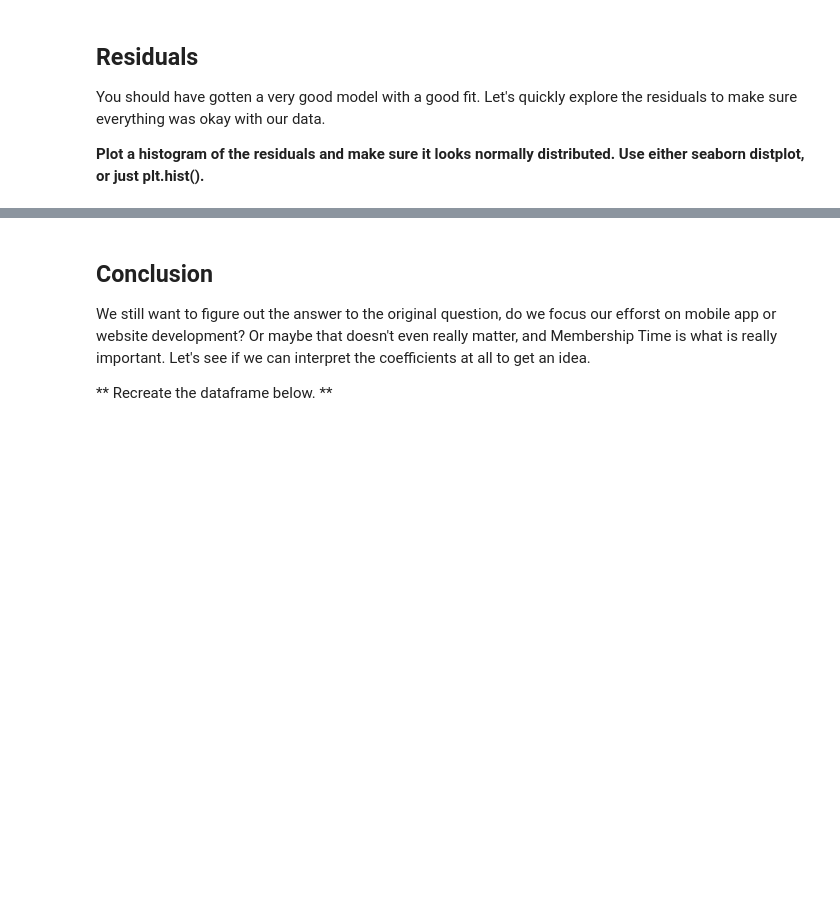
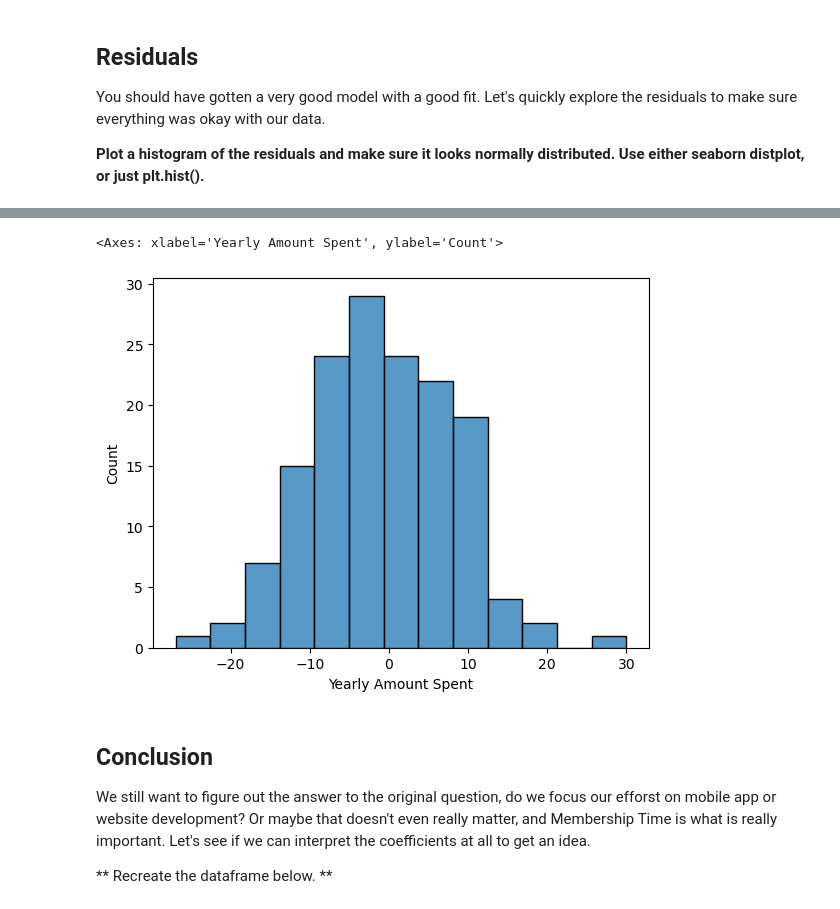
Before and after one commit to ferrpm/Python-DataScience-MachineLearning-Bootcamp, a Jupyter notebook: Linear Regression/Linear Regression Project.ipynb, the cells around one changed output, grey strips where cells are left out. Drawn from its saved outputs; the diff is of its cells as text; code cells hidden in the pictures; blank space fills up the shorter version.

```diff
--- a/Linear Regression/Linear Regression Project.ipynb
+++ b/Linear Regression/Linear Regression Project.ipynb
@@ -178,3 +195,8 @@ You should have gotten a very good model with a good fit. Let's quickly explore
+# %%
+sns.histplot((y_test-predictions))
+# %% [output]
+<Axes: xlabel='Yearly Amount Spent', ylabel='Count'>
+[figure, added]
 # %% [markdown]
 ## Conclusion
 We still want to figure out the answer to the original question, do we focus our efforst on mobile app or website development? Or maybe that doesn't even really matter, and Membership Time is what is really important.  Let's see if we can interpret the coefficients at all to get an idea.
```
Also changed, not shown: parts of 15 cells of this notebook.
